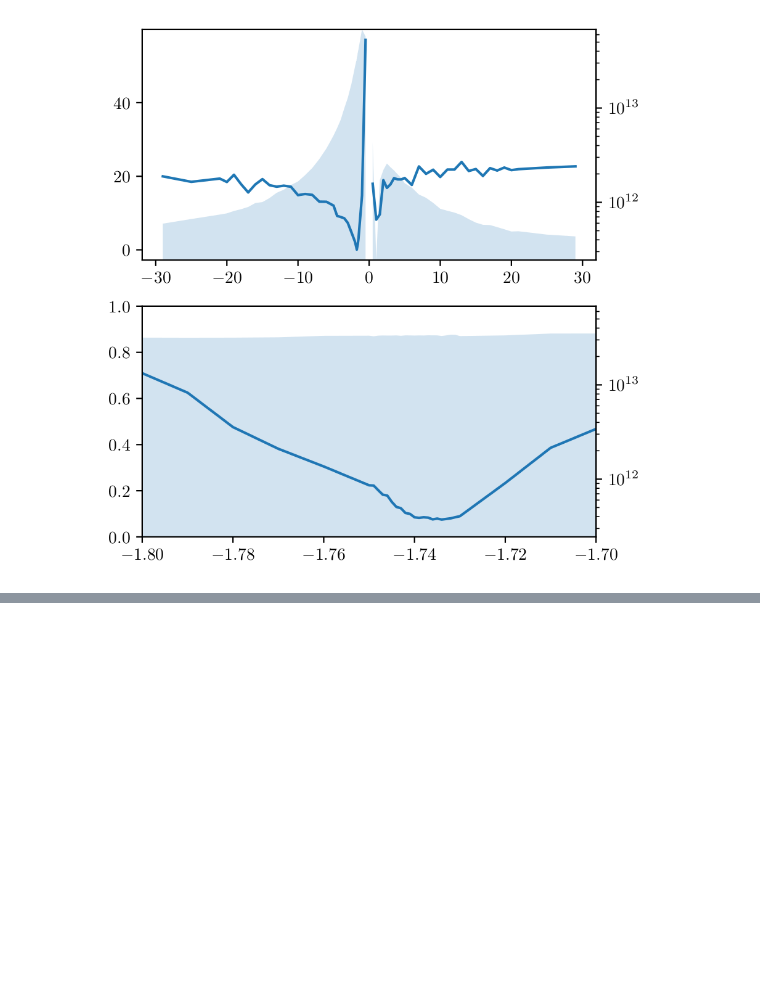
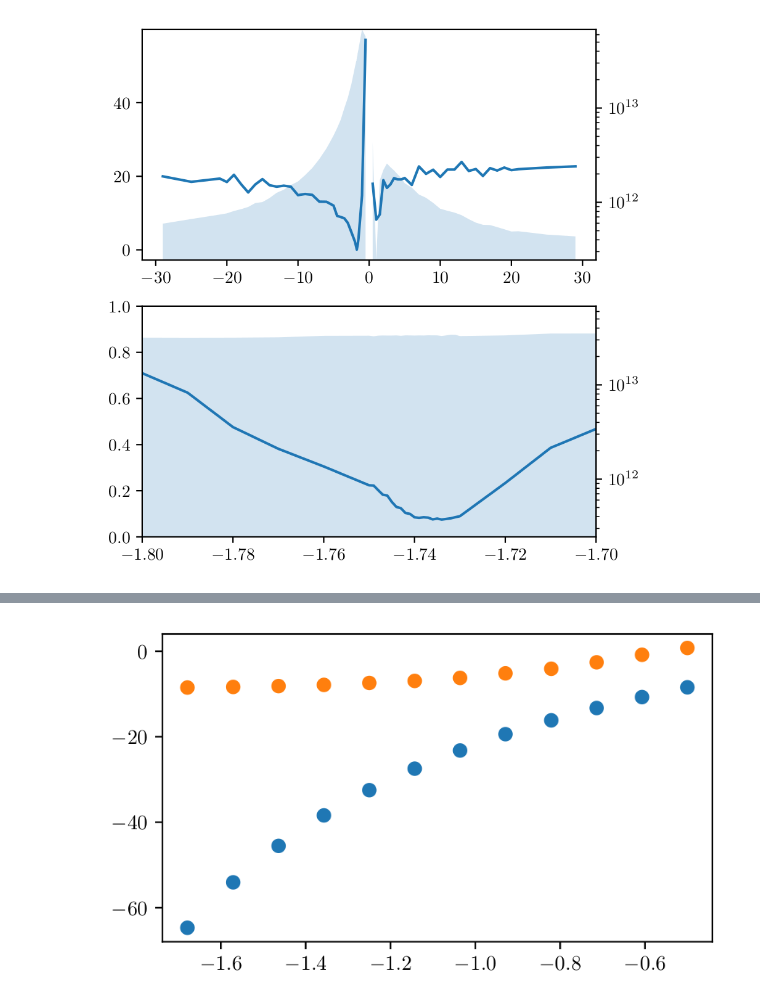
Before and after one commit to glebdovzhenko/skif-xrt, a Jupyter notebook: notebooks/focusing.ipynb, the cells around one changed output, grey strips where cells are left out. Drawn from its saved outputs; the diff is of its cells as text; code cells hidden in the pictures; blank space fills up the shorter version.

```diff
--- a/notebooks/focusing.ipynb
+++ b/notebooks/focusing.ipynb
@@ -166,5 +166,5 @@ fig
 # %%
-dd = '/Users/glebdovzhenko/Dropbox/PycharmProjects/skif-xrt/datasets/skif15/get_focus_s_'
+dd = os.path.join(os.getenv('BASE_DIR'), 'datasets/skif15/get_focus_s_')
 
 c1c2_cr_dist = np.sqrt(np.sum((np.array([0.0, 33594.21541931476, 12.5]) - np.array([0.0, 33500.0, 0.0]))**2))
 em_cr_dist = np.sqrt(np.sum((np.array([0, 51000.0, 25.0]) - np.array([0.0, 33688.43083862951, 25.0]))**2))
@@ -275,7 +275,7 @@ fig
 # %% [output]
 [figure]
 # %%
-dd = '/Users/glebdovzhenko/Dropbox/PycharmProjects/skif-xrt/datasets/skif15/get_focus_s_'
+dd = os.path.join(os.getenv('BASE_DIR'), 'datasets/skif15/get_focus_s_')
 
 r, br, flux = [], [], []
 for metadata in datafiles(dd):
@@ -702,0 +944,8 @@ fig
+# %%
+plt.close(fig)
+fig = plt.figure()
+plt.scatter(r2x, f2x)
+plt.scatter(r2y, f2y)
+fig
+# %% [output]
+[figure, added]
```
Also changed, not shown: parts of 22 cells of this notebook, 8 other files.
